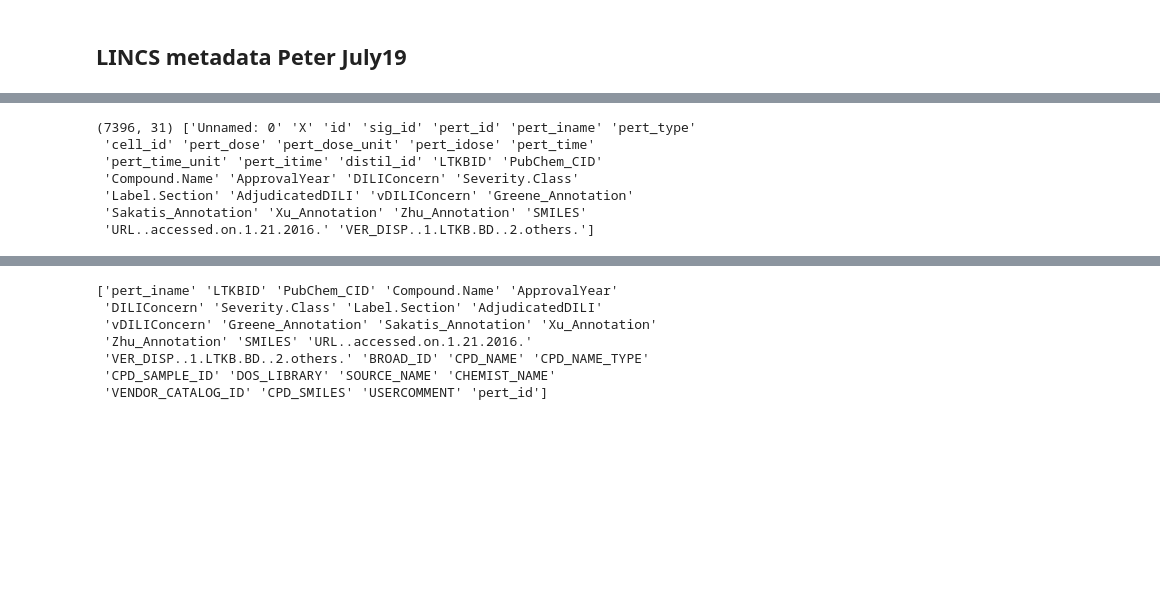
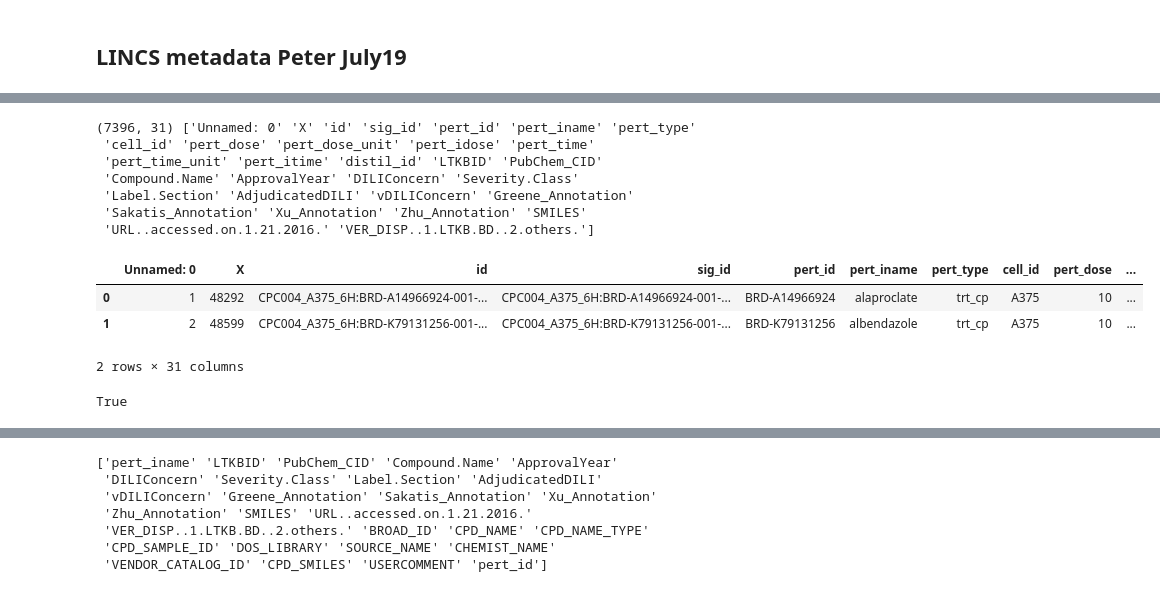
Before and after one commit to anikaliu/CAMDA-DILI, a Jupyter notebook: Data_Processing/Gene_Expression/data/Quick_df_equivilence_test.ipynb, the cells around one changed output, grey strips where cells are left out. Cells and saved outputs as stored; diff of their text form; code cells hidden in the pictures; blank space fills up the shorter version.

```diff
--- a/Data_Processing/Gene_Expression/data/Quick_df_equivilence_test.ipynb
+++ b/Data_Processing/Gene_Expression/data/Quick_df_equivilence_test.ipynb
@@ -58,11 +76,20 @@ new.head(5)
 # %%
 old_peter_meta = pd.read_csv("./LINCS_metadata_Peter_July19.csv")
 print(old_peter_meta.shape,old_peter_meta.columns.values)
+old_peter_meta.head(2)
 # %% [output]
 (7396, 31) ['Unnamed: 0' 'X' 'id' 'sig_id' 'pert_id' 'pert_iname' 'pert_type'
  'cell_id' 'pert_dose' 'pert_dose_unit' 'pert_idose' 'pert_time'
  'pert_time_unit' 'pert_itime' 'distil_id' 'LTKBID' 'PubChem_CID'
  'Compound.Name' 'ApprovalYear' 'DILIConcern' 'Severity.Class'
  'Label.Section' 'AdjudicatedDILI' 'vDILIConcern' 'Greene_Annotation'
  'Sakatis_Annotation' 'Xu_Annotation' 'Zhu_Annotation' 'SMILES'
  'URL..accessed.on.1.21.2016.' 'VER_DISP..1.LTKB.BD..2.others.']
+|  | Unnamed: 0 | X | id | sig_id | pert_id | pert_iname | pert_type | cell_id | pert_dose | ... |
+| 0 | 1 | 48292 | CPC004_A375_6H:BRD-A14966924-001-... | CPC004_A375_6H:BRD-A14966924-001-... | BRD-A14966924 | alaproclate | trt_cp | A375 | 10 | ... |
+| 1 | 2 | 48599 | CPC004_A375_6H:BRD-K79131256-001-... | CPC004_A375_6H:BRD-K79131256-001-... | BRD-K79131256 | albendazole | trt_cp | A375 | 10 | ... |
+2 rows × 31 columns
+# %%
+old_peter_meta.columns.values.tolist() == new_meta.columns.values.tolist()
+# %% [output]
+True
```
Also changed, not shown: parts of 9 cells of this notebook, 16 other files.
